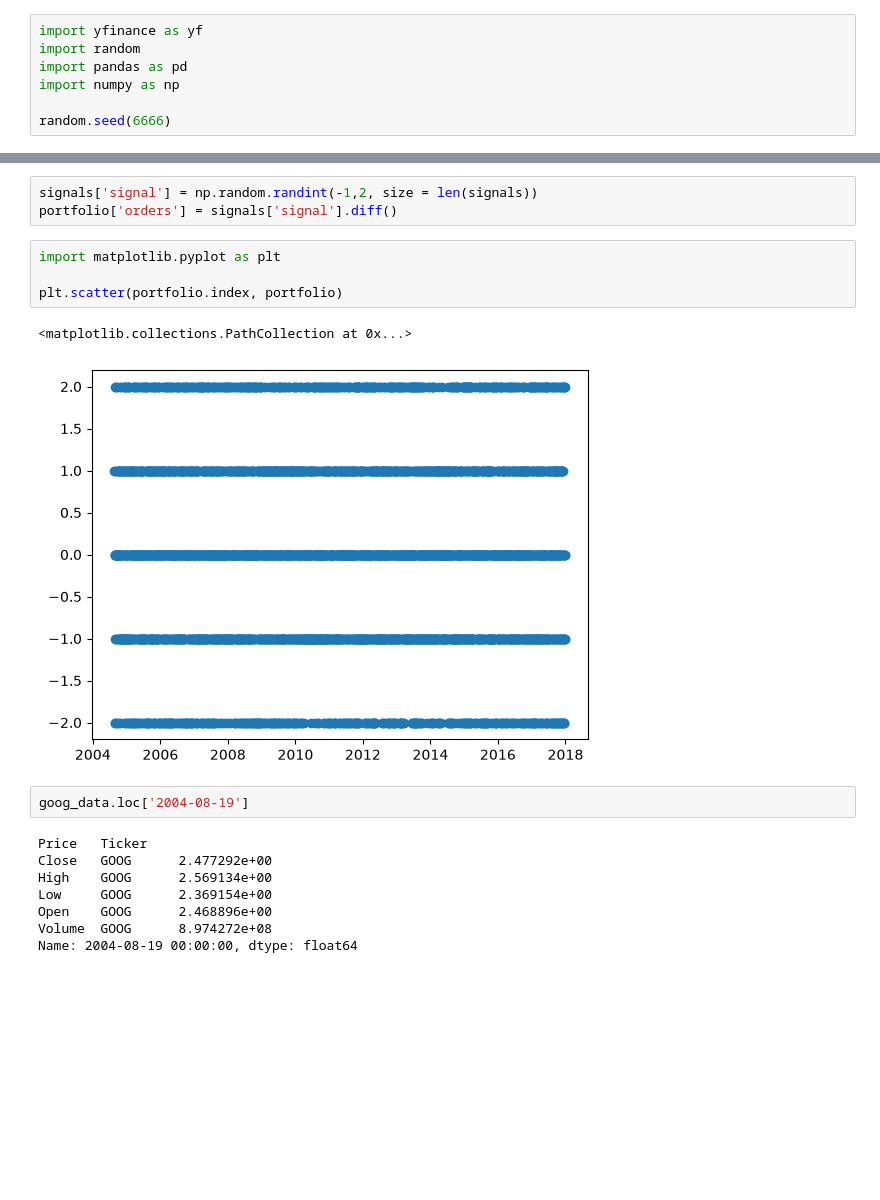
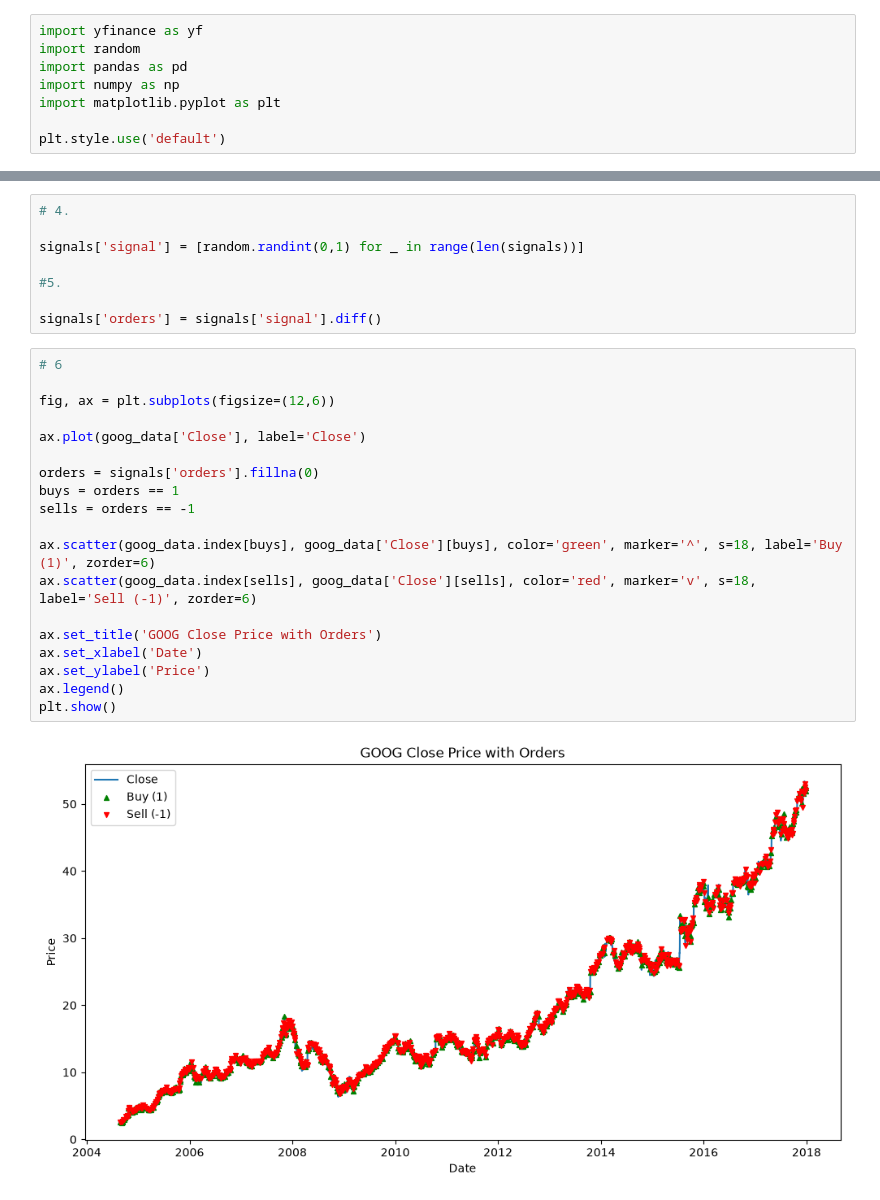
Before and after one commit to damiansl24/FINM-25000, a Jupyter notebook: lect-1/quiz1.ipynb, the cells around one changed output, grey strips where cells are left out. Saved outputs shown, nothing was run; the diff lists cells and outputs as text; blank space fills up the shorter version.

```diff
--- a/lect-1/quiz1.ipynb
+++ b/lect-1/quiz1.ipynb
@@ -3,6 +3,7 @@ import yfinance as yf
 import random
 import pandas as pd
 import numpy as np
+import matplotlib.pyplot as plt
 
-random.seed(6666)
+plt.style.use('default')
 # %%
@@ -18,21 +22,30 @@ signals.shape
 # %%
-signals['signal'] = np.random.randint(-1,2, size = len(signals))
-portfolio['orders'] = signals['signal'].diff()
+# 4.
+
+signals['signal'] = [random.randint(0,1) for _ in range(len(signals))]
+
+#5.
+
+signals['orders'] = signals['signal'].diff()
-# %%
-import matplotlib.pyplot as plt
-
-plt.scatter(portfolio.index, portfolio)
-# %% [output]
-<matplotlib.collections.PathCollection at 0x...>
-[figure, removed]
-# %%
-goog_data.loc['2004-08-19']
-# %% [output]
-Price   Ticker
-Close   GOOG      2.477292e+00
-High    GOOG      2.569134e+00
-Low     GOOG      2.369154e+00
-Open    GOOG      2.468896e+00
-Volume  GOOG      8.974272e+08
-Name: 2004-08-19 00:00:00, dtype: float64
+# %%
+# 6
+
+fig, ax = plt.subplots(figsize=(12,6))
+
+ax.plot(goog_data['Close'], label='Close')
+
+orders = signals['orders'].fillna(0)
+buys = orders == 1
+sells = orders == -1
+
+ax.scatter(goog_data.index[buys], goog_data['Close'][buys], color='green', marker='^', s=18, label='Buy (1)', zorder=6)
+ax.scatter(goog_data.index[sells], goog_data['Close'][sells], color='red', marker='v', s=18, label='Sell (-1)', zorder=6)
+
+ax.set_title('GOOG Close Price with Orders')
+ax.set_xlabel('Date')
+ax.set_ylabel('Price')
+ax.legend()
+plt.show()
+# %% [output]
+[figure, added]
 # %%
```
Also changed, not shown: parts of 8 cells of this notebook, 1 other file.
